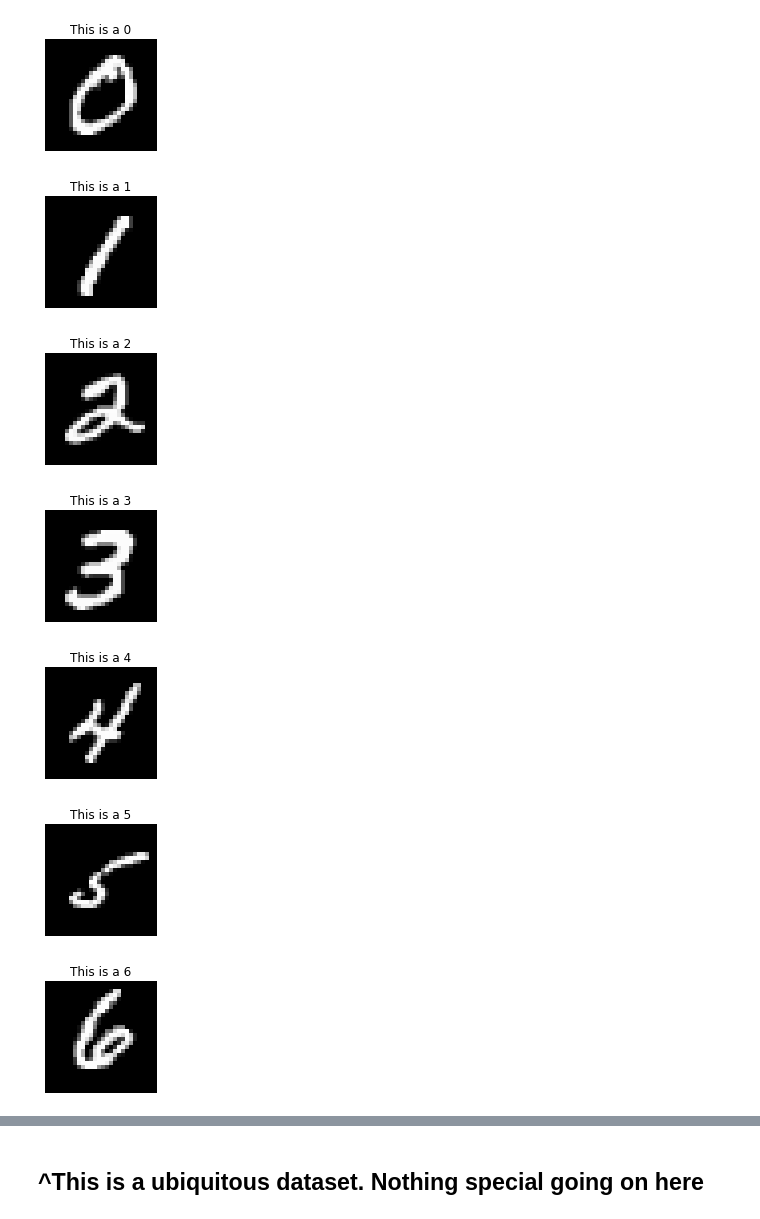
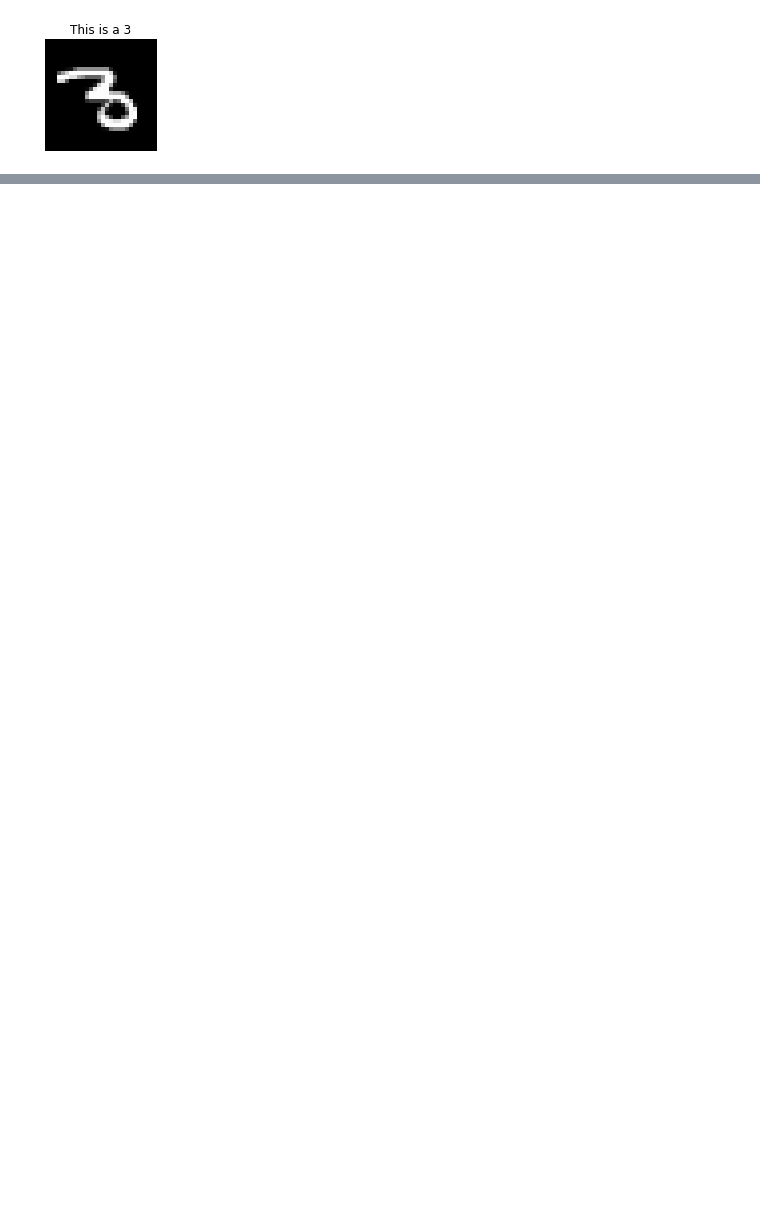
Before and after one commit to k3agan/serverless, a Jupyter notebook: ml_scripts/kmeans_sagemaker_endpoint.ipynb, the cells around one changed output, grey strips where cells are left out. Saved outputs shown, nothing was run; the diff lists cells and outputs as text; code cells hidden in the pictures; blank space fills up the shorter version.

```diff
--- a/ml_scripts/kmeans_sagemaker_endpoint.ipynb
+++ b/ml_scripts/kmeans_sagemaker_endpoint.ipynb
@@ -24,25 +18,15 @@ Wall time: 2.48 s
 # %%
 import matplotlib.pyplot as plt
 plt.rcParams['figure.figsize'] = (2,10)
 
-def show_digit(img,caption='', subplot = None):
-    if subplot==None:
+def show_digit(img, caption= 'Juicy', subplot=None):
+    if subplot == None:
         _,(subplot)=plt.subplots(1,1)
-    imgr = img.reshape((28,28))
+    imgr=img.reshape((28,28))
     subplot.axis('off')
-    subplot.imshow(imgr, cmap='gray')
+    subplot.imshow(imgr,cmap='gray')
     plt.title(caption)
 
-k = 0
-for n in range(0,10):
-    while not train_set[1][k]==n:
-        k += 1
-    show_digit(train_set[0][k], 'This is a {}'.format(train_set[1][k]))
+show_digit(train_set[0][30], 'This is a {}'.format(train_set[1][30]))
 # %% [output]
-[figure, old version]
+[figure, new version]
-[figure, removed]
-[figure, removed]
-[figure, removed]
-[figure, removed]
-[figure, removed]
-[figure, removed]
@@ -52,2 +32,0 @@ for n in range(0,10):
-# %% [markdown]
-## ^This is a ubiquitous dataset. Nothing special going on here
```
Also changed, not shown: parts of 22 cells of this notebook.
